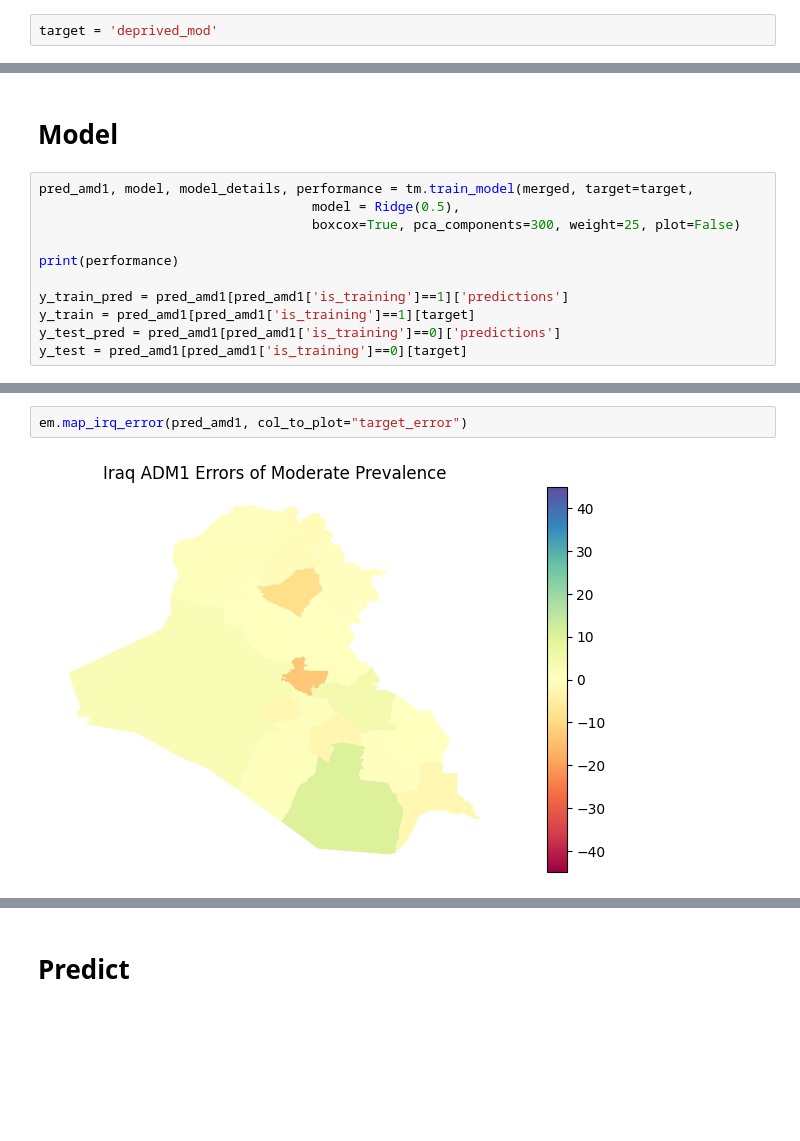
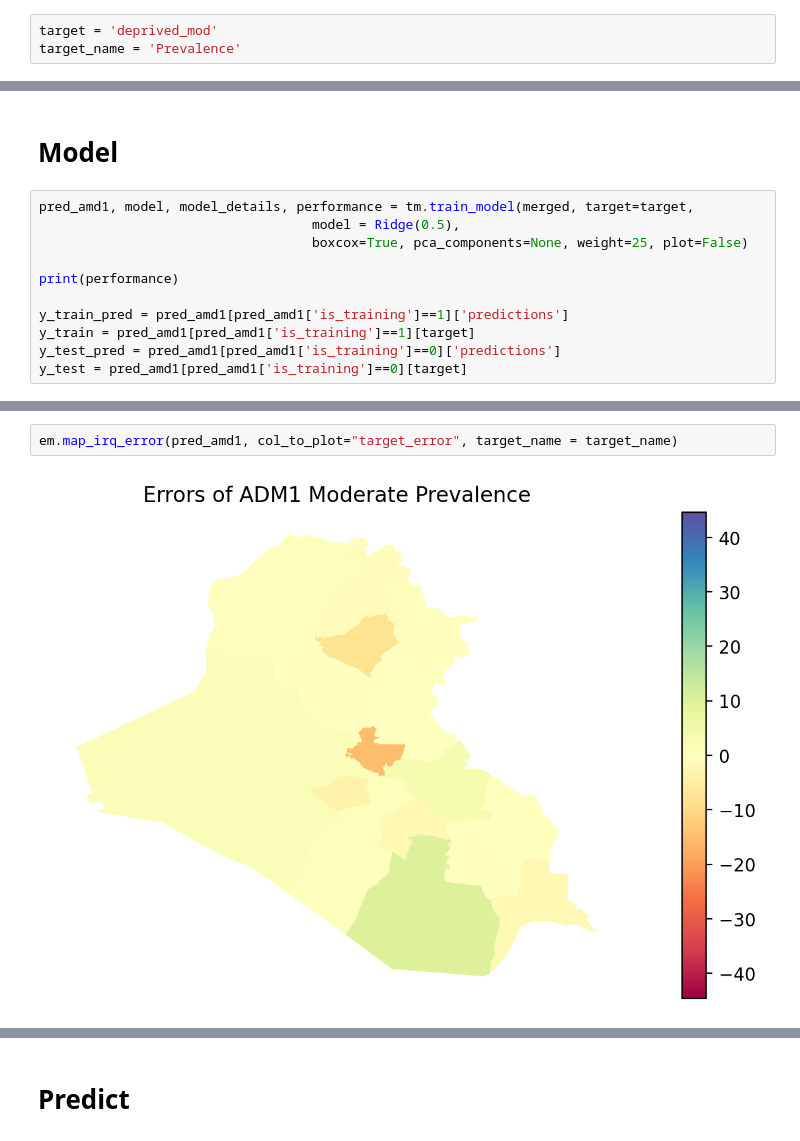
Before and after one commit to marinavicini/child_poverty_iraq, a Jupyter notebook: notebooks/2.0_model-deprived-mod.ipynb, the cells around one changed output, grey strips where cells are left out. Drawn from its saved outputs; the diff is of its cells as text; blank space fills up the shorter version.

```diff
--- a/notebooks/2.0_model-deprived-mod.ipynb
+++ b/notebooks/2.0_model-deprived-mod.ipynb
@@ -15,3 +15,4 @@ import child_poverty_iraq.models.predict_model as pm
 # Load data
 # %%
 target = 'deprived_mod'
+target_name = 'Prevalence'
@@ -25,7 +37,7 @@ merged.shape
 # %%
 pred_amd1, model, model_details, performance = tm.train_model(merged, target=target,
                                    model = Ridge(0.5),
-                                   boxcox=True, pca_components=300, weight=25, plot=False)
+                                   boxcox=True, pca_components=None, weight=25, plot=False)
 
 print(performance)
 
@@ -54,5 +66,5 @@ The file '../data/external/geoBoundariesCGAZ_ADM0.topojson' exists.
 # %%
-em.map_irq_error(pred_amd1, col_to_plot="target_error")
+em.map_irq_error(pred_amd1, col_to_plot="target_error", target_name = target_name)
 # %% [output]
-[figure, old version]
+[figure, new version]
 # %%
```
Also changed, not shown: parts of 14 cells of this notebook, 6 other files.
